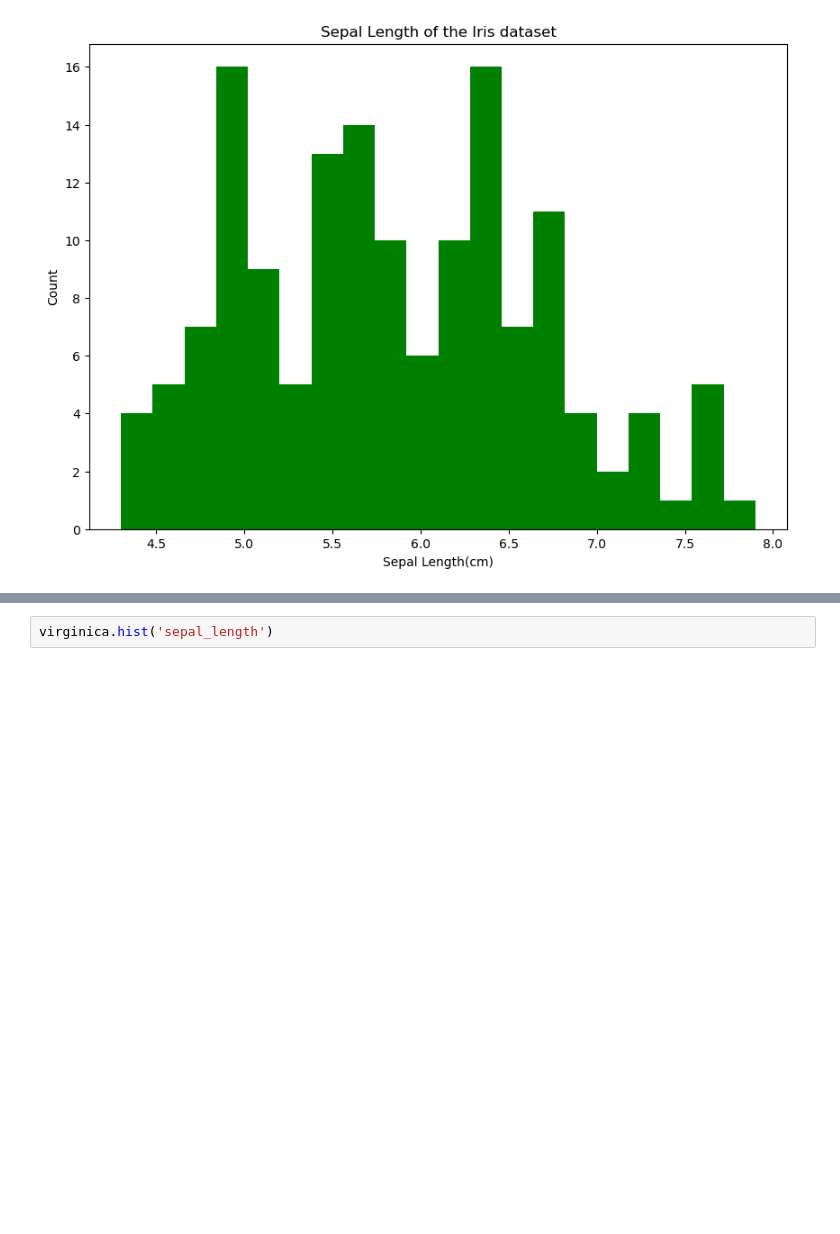
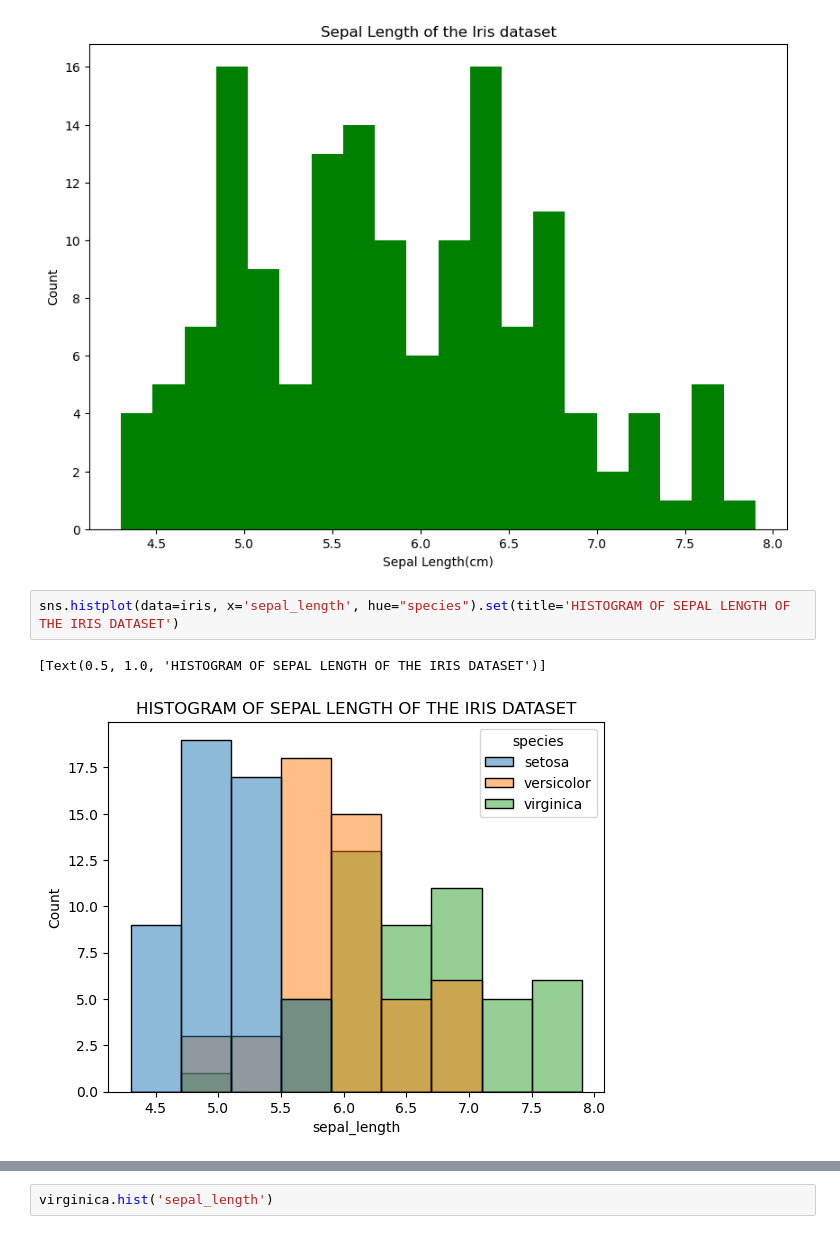
Before and after one commit to mickalleny2k/FUND_DATA, a Jupyter notebook: project.ipynb, the cells around one changed output, grey strips where cells are left out. Drawn from its saved outputs; the diff is of its cells as text; blank space fills up the shorter version.

```diff
--- a/project.ipynb
+++ b/project.ipynb
@@ -883,3 +939,8 @@ plt.ylabel("Count")
 # %% [output]
 Text(0, 0.5, 'Count')
 [figure]
+# %%
+sns.histplot(data=iris, x='sepal_length', hue="species").set(title='HISTOGRAM OF SEPAL LENGTH OF THE IRIS DATASET')
+# %% [output]
+[Text(0.5, 1.0, 'HISTOGRAM OF SEPAL LENGTH OF THE IRIS DATASET')]
+[figure, added]
```
Also changed, not shown: parts of 55 cells of this notebook, 1 other file.
